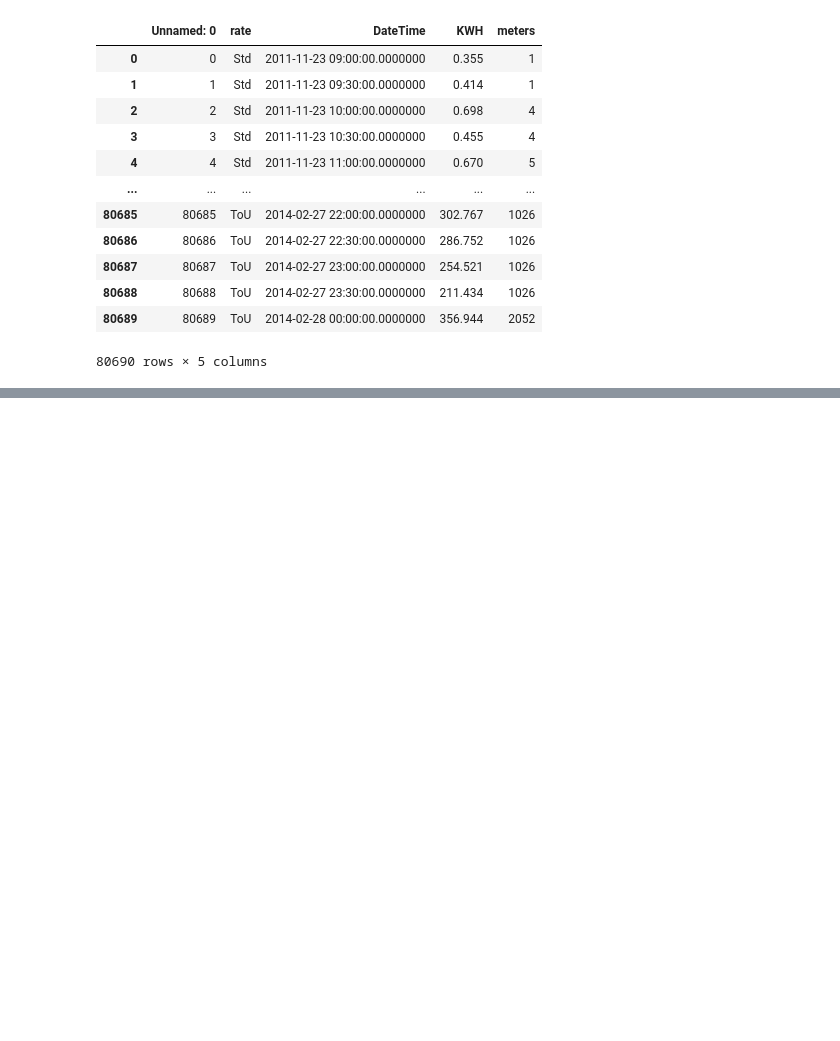
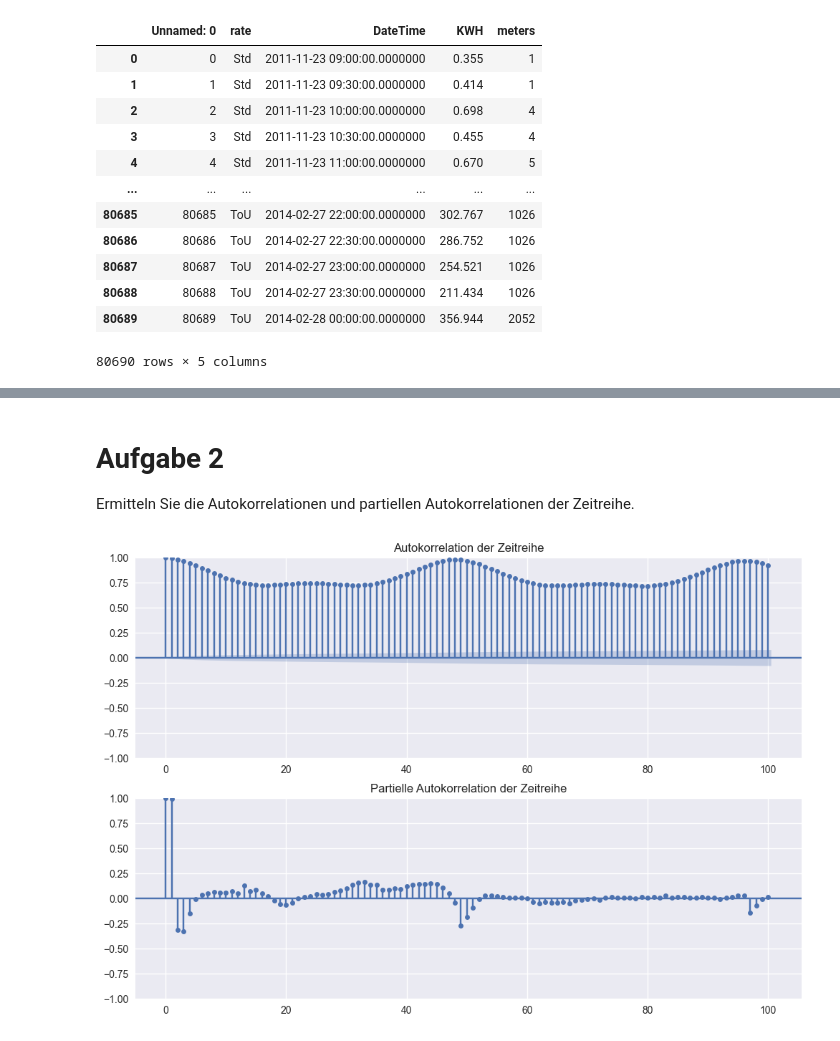
Before and after one commit to NicoBrn03/DaBi-Projektarbeit, a Jupyter notebook: Arbeitsblatt 1 .ipynb, the cells around one changed output, grey strips where cells are left out. Saved outputs shown, nothing was run; the diff lists cells and outputs as text; code cells hidden in the pictures; blank space fills up the shorter version.

```diff
--- a/Arbeitsblatt 1 .ipynb
+++ b/Arbeitsblatt 1 .ipynb
@@ -44,0 +80,17 @@ data['DateTime'] = pd.to_datetime(data['DateTime'], format='mixed')
+# %% [markdown]
+# Aufgabe 2
+Ermitteln Sie die Autokorrelationen und partiellen Autokorrelationen der Zeitreihe.
+# %%
+from statsmodels.graphics.tsaplots import plot_acf, plot_pacf
+
+fig, axes = plt.subplots(2, 1, figsize=(12, 8))
+
+plot_acf(data["KWH"], lags=100, ax=axes[0])
+axes[0].set_title("Autokorrelation der Zeitreihe")
+
+plot_pacf(data["KWH"], lags=100, ax=axes[1])
+axes[1].set_title("Partielle Autokorrelation der Zeitreihe")
+
+plt.show()
+# %% [output]
+[figure, added]
```
Also changed, not shown: parts of 7 cells of this notebook.
